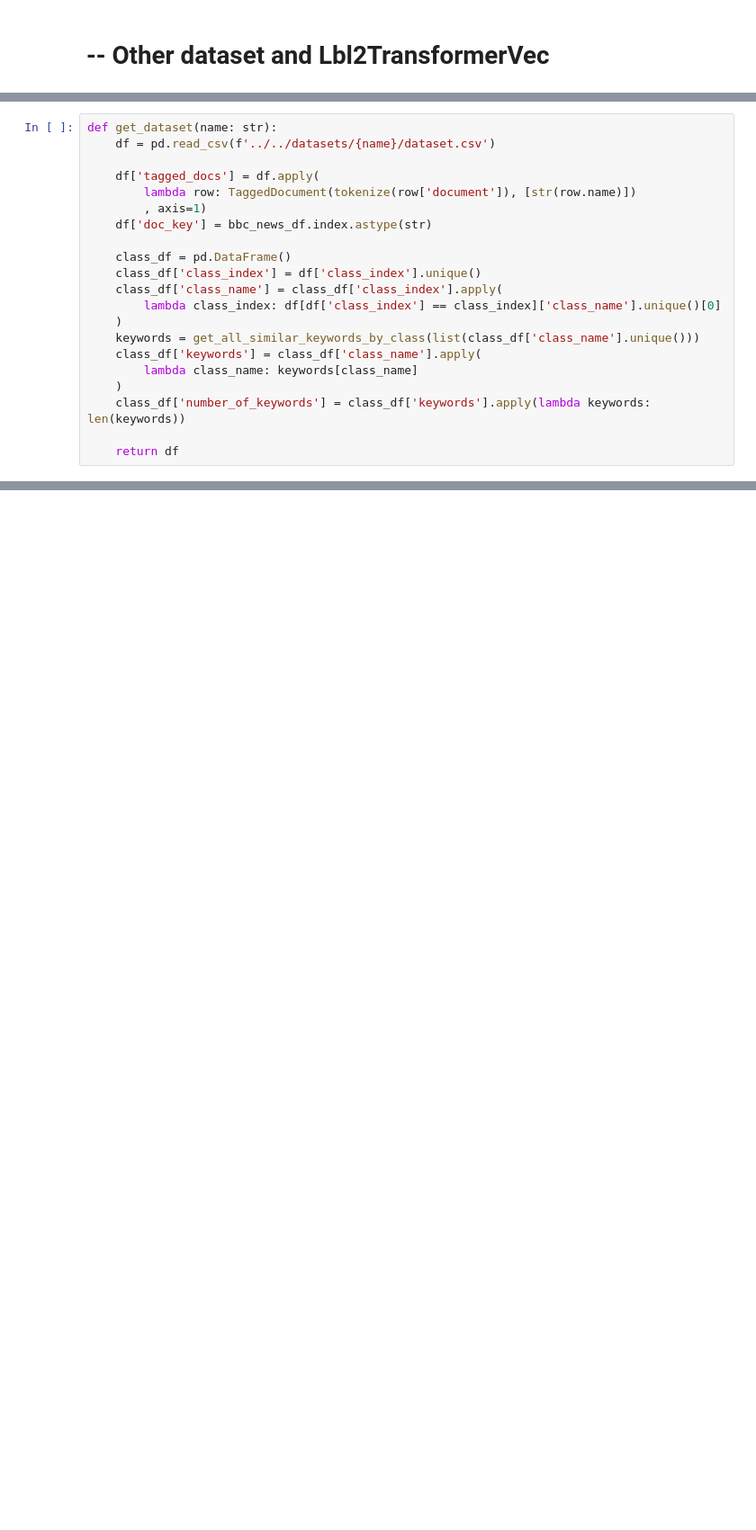
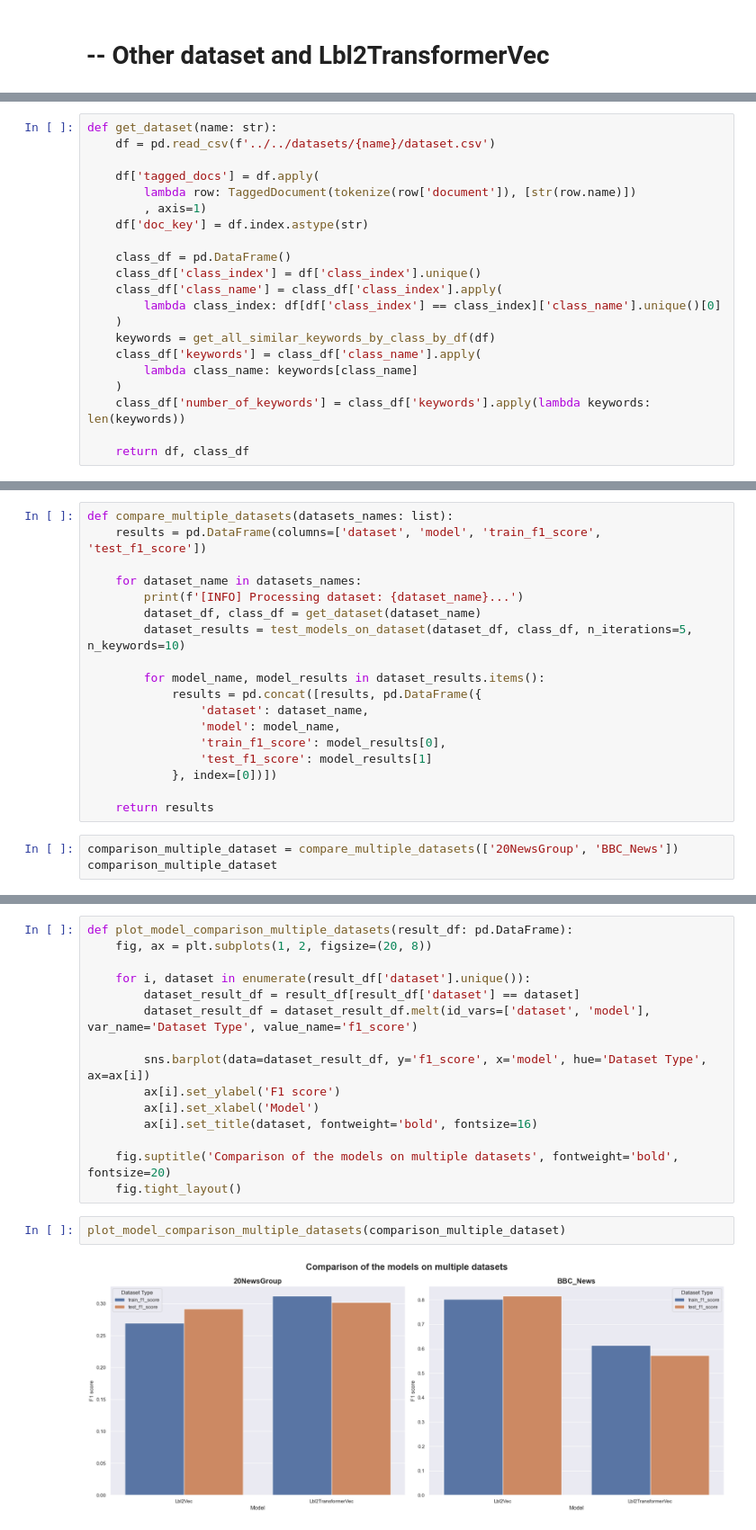
Before and after one commit to yoest/Topic-Modeling-Analysis, a Jupyter notebook: models/topic_clustering/lbl2vec.ipynb, the cells around one changed output, grey strips where cells are left out. Shown: that part at 90% size. Cells and saved outputs as stored; diff of their text form; blank space fills up the shorter version.

```diff
--- a/models/topic_clustering/lbl2vec.ipynb
+++ b/models/topic_clustering/lbl2vec.ipynb
@@ -421,17 +460,17 @@ def get_dataset(name: str):
     df['tagged_docs'] = df.apply(
         lambda row: TaggedDocument(tokenize(row['document']), [str(row.name)])
         , axis=1)
-    df['doc_key'] = bbc_news_df.index.astype(str)
+    df['doc_key'] = df.index.astype(str)
 
     class_df = pd.DataFrame()
     class_df['class_index'] = df['class_index'].unique()
     class_df['class_name'] = class_df['class_index'].apply(
         lambda class_index: df[df['class_index'] == class_index]['class_name'].unique()[0]
     )
-    keywords = get_all_similar_keywords_by_class(list(class_df['class_name'].unique()))
+    keywords = get_all_similar_keywords_by_class_by_df(df)
     class_df['keywords'] = class_df['class_name'].apply(
         lambda class_name: keywords[class_name]
     )
     class_df['number_of_keywords'] = class_df['keywords'].apply(lambda keywords: len(keywords))
 
-    return df
+    return df, class_df
@@ -445,0 +558,21 @@ def test_models_on_dataset(dataset_df: pd.DataFrame, class_df: pd.DataFrame, n_i
+# %%
+def compare_multiple_datasets(datasets_names: list):
+    results = pd.DataFrame(columns=['dataset', 'model', 'train_f1_score', 'test_f1_score'])
+
+    for dataset_name in datasets_names:
+        print(f'[INFO] Processing dataset: {dataset_name}...')
+        dataset_df, class_df = get_dataset(dataset_name)
+        dataset_results = test_models_on_dataset(dataset_df, class_df, n_iterations=5, n_keywords=10)
+
+        for model_name, model_results in dataset_results.items():
+            results = pd.concat([results, pd.DataFrame({
+                'dataset': dataset_name,
+                'model': model_name,
+                'train_f1_score': model_results[0],
+                'test_f1_score': model_results[1]
+            }, index=[0])])
+
+    return results
+# %%
+comparison_multiple_dataset = compare_multiple_datasets(['20NewsGroup', 'BBC_News'])
+comparison_multiple_dataset
@@ -445,0 +602,19 @@ def test_models_on_dataset(dataset_df: pd.DataFrame, class_df: pd.DataFrame, n_i
+# %%
+def plot_model_comparison_multiple_datasets(result_df: pd.DataFrame):
+    fig, ax = plt.subplots(1, 2, figsize=(20, 8))
+
+    for i, dataset in enumerate(result_df['dataset'].unique()):
+        dataset_result_df = result_df[result_df['dataset'] == dataset]
+        dataset_result_df = dataset_result_df.melt(id_vars=['dataset', 'model'], var_name='Dataset Type', value_name='f1_score')
+
+        sns.barplot(data=dataset_result_df, y='f1_score', x='model', hue='Dataset Type', ax=ax[i])
+        ax[i].set_ylabel('F1 score')
+        ax[i].set_xlabel('Model')
+        ax[i].set_title(dataset, fontweight='bold', fontsize=16)
+
+    fig.suptitle('Comparison of the models on multiple datasets', fontweight='bold', fontsize=20)
+    fig.tight_layout()
+# %%
+plot_model_comparison_multiple_datasets(comparison_multiple_dataset)
+# %% [output]
+[figure, added]
```
Also changed, not shown: parts of 18 cells of this notebook, 3 other files.
